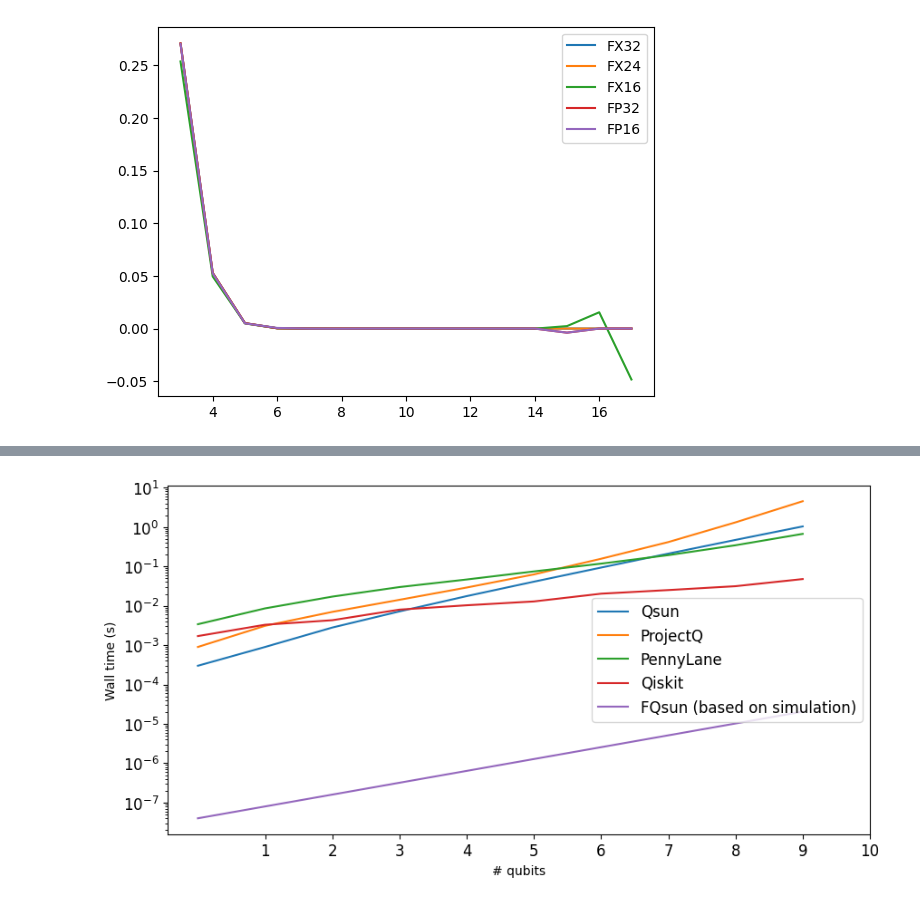
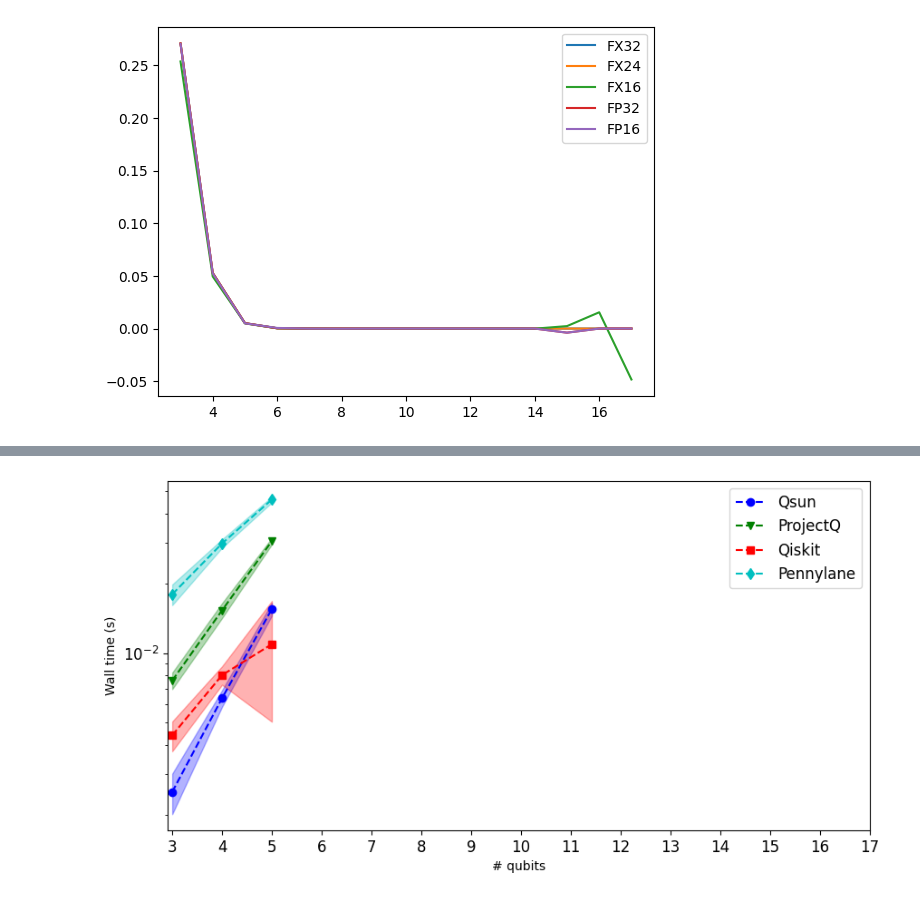
Before and after one commit to NAIST-Archlab/FQsun, a Jupyter notebook: benchmarking_psr.ipynb, the cells around one changed output, grey strips where cells are left out. Cells and saved outputs as stored; diff of their text form; code cells hidden in the pictures.

```diff
--- a/benchmarking_psr.ipynb
+++ b/benchmarking_psr.ipynb
@@ -204,17 +65,0 @@ plt.legend()
-# %%
-
-# ---- Benchamrking PSR on Qsun ----
-num_qubits = 10
-num_repeat = 10
-times_Qsun = []
-for i in range(1, num_qubits + 1):
-    times = []
-    for _ in range(num_repeat):
-        start = time.time()
-        params = np.random.normal(size=(3*i,))
-
-        params = grad(cost_qsun, params)
-        end = time.time()
-        times.append(end-start)
-    times_Qsun.append(np.mean(times))
-print(times_Qsun)
@@ -354,30 +111,27 @@ plt.plot(times_Qiskit)
 # %%
 import matplotlib.pyplot as plt
 
-labels = ['Qsun', 'ProjectQ', 'PennyLane', 'Qiskit']
+packages = ['Qsun', 'ProjectQ', 'Qiskit', 'Pennylane']
 line_stype = ['o--', 'v--', 's--', 'd--']
+colors = ['b', 'g', 'r', 'c']
 plt.figure(figsize=(10, 5))
+for j, package in enumerate(packages):
+    times = np.loadtxt(f'./time/psr/psr_{package}_{server}_Time.txt')
+    plt.plot(range(3, num_qubits + 1), times, line_stype[j], color = colors[j], label=package)
+    times_std = np.loadtxt(f'./time/psr/psr_{package}_{server}_TimeSTD.txt')
+    plt.fill_between(range(3, num_qubits + 1), np.array(times) - np.array(times_std), np.array(times) + np.array(times_std), alpha=0.3, color=colors[j])
+# times_FQsun = []
+# for i in range(num_qubits):
+#     times_FQsun.append(4*(2**i)*(10**(-8)))
 
-plt.plot(times_Qsun, label='Qsun')
-plt.plot(times_ProjectQ, label='ProjectQ')
-plt.plot(times_Pennylane, label='PennyLane')
-plt.plot(times_Qiskit, label='Qiskit')
-
-times_FQsun = []
-for i in range(num_qubits):
-    times_FQsun.append(4*(2**i)*(10**(-8)))
-
-plt.plot(times_FQsun, label='FQsun (based on simulation)')
-# plt.tick_params(axis="x", which='major', direction="in", length=16, width=4)
-# plt.tick_params(axis="y", which='major', direction="in", length=16, width=4)
-# plt.tick_params(axis="y", which='minor', direction="in", length=8, width=4)
-plt.xticks(range(1, num_qubits + 1), fontsize=12)
+# plt.plot(times_FQsun, label='FQsun (based on simulation)')
+plt.xticks(range(3, 18), fontsize=12)
 plt.yticks(fontsize=12)
 plt.yscale('log')
 plt.xlabel('# qubits')
 plt.legend(fontsize=12)
 plt.ylabel('Wall time (s)')
 plt.show()
 # plt.savefig('compare_time_QCD_projectq.png')
 # %% [output]
-[figure, old version]
+[figure, new version]
```
Also changed, not shown: parts of 18 cells of this notebook, 3 other files.
